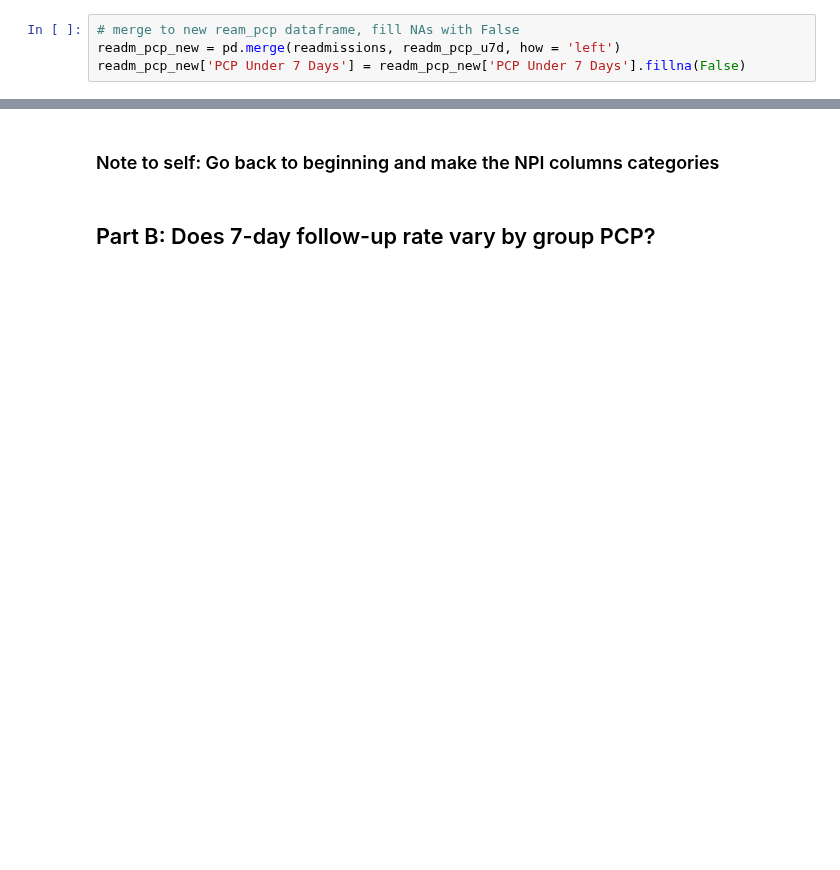
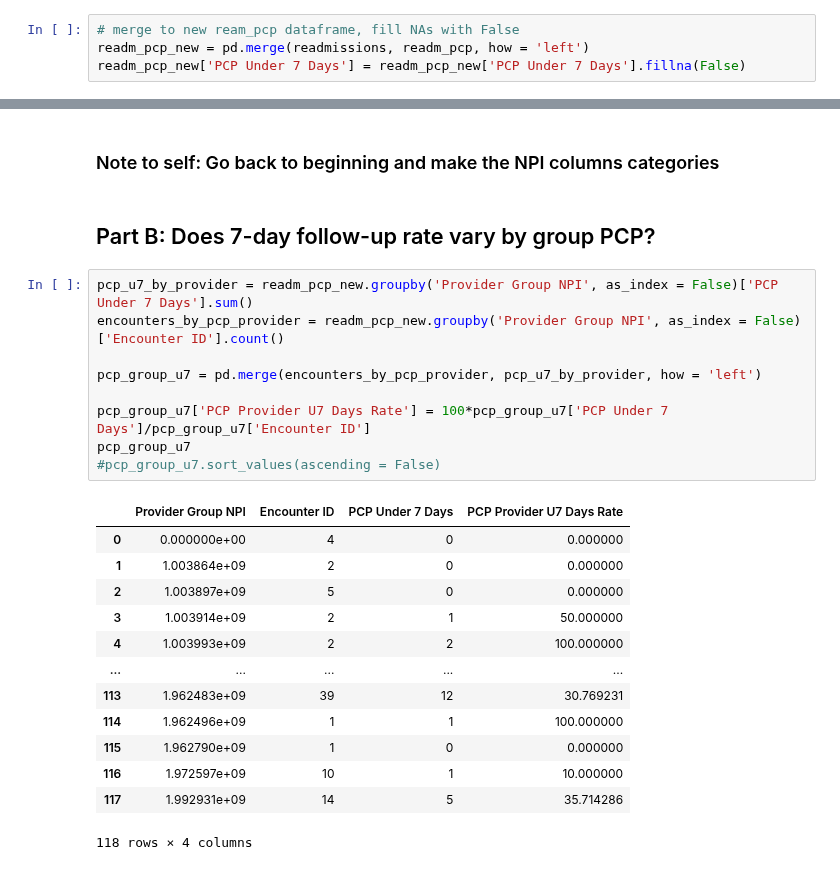
Before and after one commit to jrioross/ursa_health_hospital_readmissions, a Jupyter notebook: ursa_health_hospital_readmission.ipynb, the cells around one changed output, grey strips where cells are left out. Saved outputs shown, nothing was run; the diff lists cells and outputs as text; blank space fills up the shorter version.

```diff
--- a/ursa_health_hospital_readmission.ipynb
+++ b/ursa_health_hospital_readmission.ipynb
@@ -280,5 +336,5 @@ readm_pcp
 readm_pcp_u7d = readm_pcp[readm_pcp['PCP Under 7 Days']]
 # %%
 # merge to new ream_pcp dataframe, fill NAs with False
-readm_pcp_new = pd.merge(readmissions, readm_pcp_u7d, how = 'left')
+readm_pcp_new = pd.merge(readmissions, readm_pcp, how = 'left')
 readm_pcp_new['PCP Under 7 Days'] = readm_pcp_new['PCP Under 7 Days'].fillna(False)
@@ -345,3 +400,26 @@ dtype: float64
 ### Note to self: Go back to beginning and make the NPI columns categories
 # %% [markdown]
 ## Part B: Does 7-day follow-up rate vary by group PCP?
+# %%
+pcp_u7_by_provider = readm_pcp_new.groupby('Provider Group NPI', as_index = False)['PCP Under 7 Days'].sum()
+encounters_by_pcp_provider = readm_pcp_new.groupby('Provider Group NPI', as_index = False)['Encounter ID'].count()
+
+pcp_group_u7 = pd.merge(encounters_by_pcp_provider, pcp_u7_by_provider, how = 'left')
+
+pcp_group_u7['PCP Provider U7 Days Rate'] = 100*pcp_group_u7['PCP Under 7 Days']/pcp_group_u7['Encounter ID']
+pcp_group_u7
+#pcp_group_u7.sort_values(ascending = False)
+# %% [output]
+|  | Provider Group NPI | Encounter ID | PCP Under 7 Days | PCP Provider U7 Days Rate |
+| 0 | 0.000000e+00 | 4 | 0 | 0.000000 |
+| 1 | 1.003864e+09 | 2 | 0 | 0.000000 |
+| 2 | 1.003897e+09 | 5 | 0 | 0.000000 |
+| 3 | 1.003914e+09 | 2 | 1 | 50.000000 |
+| 4 | 1.003993e+09 | 2 | 2 | 100.000000 |
+| ... | ... | ... | ... | ... |
+| 113 | 1.962483e+09 | 39 | 12 | 30.769231 |
+| 114 | 1.962496e+09 | 1 | 1 | 100.000000 |
+| 115 | 1.962790e+09 | 1 | 0 | 0.000000 |
+| 116 | 1.972597e+09 | 10 | 1 | 10.000000 |
+| 117 | 1.992931e+09 | 14 | 5 | 35.714286 |
+118 rows × 4 columns
```
Also changed, not shown: parts of 6 cells of this notebook.
